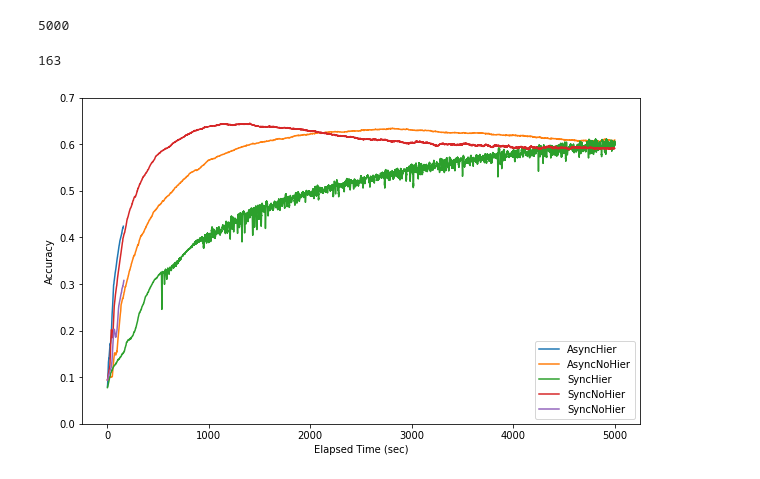
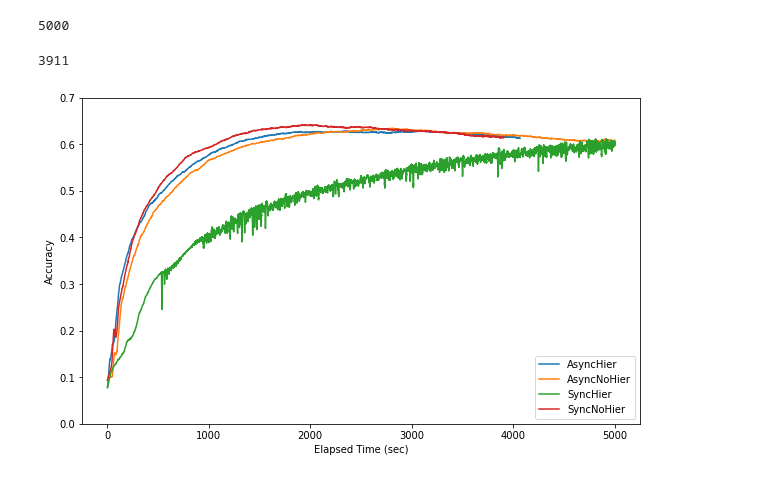
Before and after one commit to thecheebo/Asynchronous-Federated-Learning-on-Hierarchical-Clusters, a Jupyter notebook: final-exp-data/10/Plot.ipynb, the cells around one changed output. Cells and saved outputs as stored; diff of their text form; code cells hidden in the pictures.

```diff
--- a/final-exp-data/10/Plot.ipynb
+++ b/final-exp-data/10/Plot.ipynb
@@ -13,6 +13,6 @@ total 324
 # %%
 accs, times = [], []
-with open('/home/wangxing/fd/sequential/exp__async_hier__10__2__0.0007__0.01__8__0.9__100.txt', 'r') as f:
+with open('/home/wangxing/fd/sequential/exp__async_hier__10__2__0.0005__0.01__8__0.9__100.txt', 'r') as f:
     line = f.readline()
     while line:
         ll = line.strip().split(',')
@@ -74,22 +74,22 @@ with open('/home/wangxing/fd/sequential/exp__sync_no_hier__10__0.0003__0.01__8__
         line = f.readline()
 print(len(accs5))
 # %% [output]
-163
+3911
 # %%
 plt.figure(figsize=(10,6))
 
 plt.plot(np.array(times), np.array(accs), label="AsyncHier")
 plt.plot(np.array(times2), np.array(accs2), label="AsyncNoHier")
 plt.plot(np.array(times3), np.array(accs3), label="SyncHier")
-plt.plot(np.array(times4), np.array(accs4), label="SyncNoHier")
+#plt.plot(np.array(times4), np.array(accs4), label="SyncNoHier")
 plt.plot(np.array(times5), np.array(accs5), label="SyncNoHier")
 
 plt.ylim(0, 0.7)
 #plt.xlim(0, 5000)
 
 plt.xlabel("Elapsed Time (sec)")
 plt.ylabel("Accuracy")
 plt.legend()
 plt.show()
 # %% [output]
-[figure, old version]
+[figure, new version]
```
Also changed, not shown: parts of 2 cells of this notebook, 4 other files.
